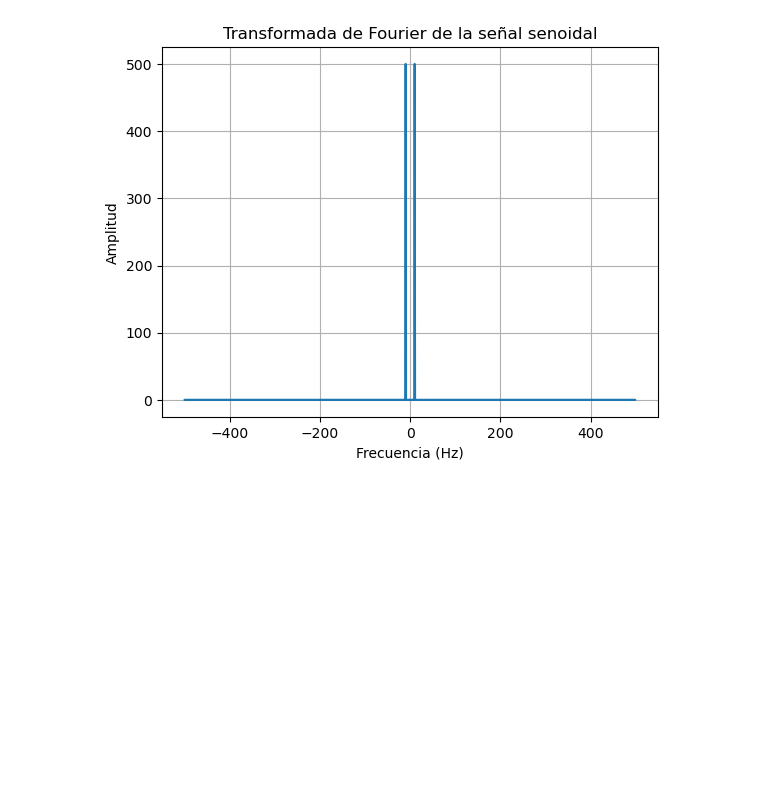
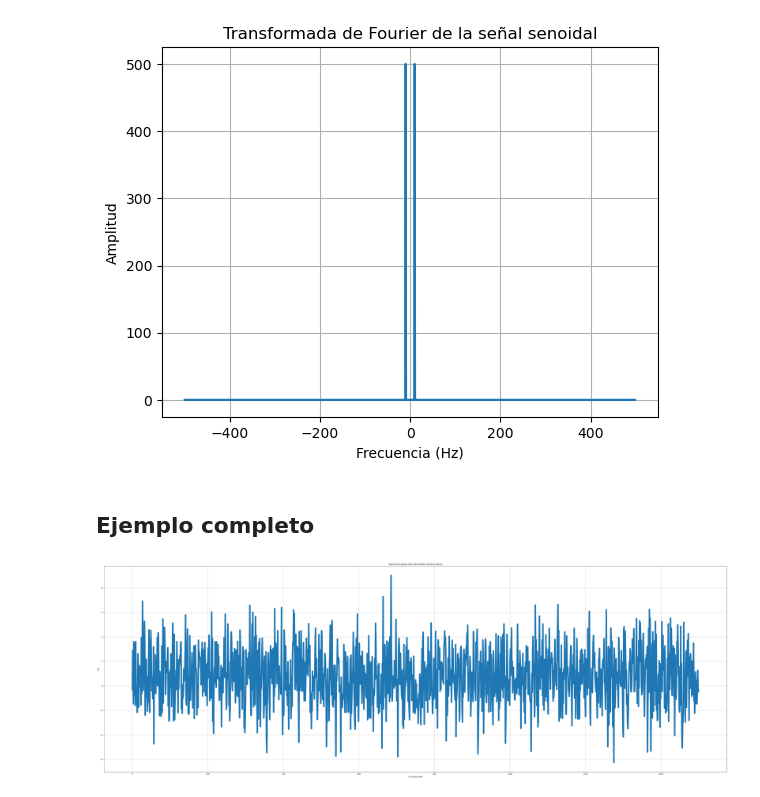
Before and after one commit to tlaltecutli/Inteligencia_Artificial_Analisis_Senales_Imagenes_Medicas, a Jupyter notebook: Procesamiento de Señales/sine_wave.ipynb, the cells around one changed output. Cells and saved outputs as stored; diff of their text form; code cells hidden in the pictures; blank space fills up the shorter version.

Commit message:
Update, script en Python para generar señal sinusoidal y obtener FFT

```diff
--- a/Procesamiento de Señales/sine_wave.ipynb
+++ b/Procesamiento de Señales/sine_wave.ipynb
@@ -78,3 +78,30 @@ plt.title('Transformada de Fourier de la señal senoidal')
 plt.grid()
 # %% [output]
 [figure]
+# %% [markdown]
+## Ejemplo completo
+# %%
+import numpy as np
+import matplotlib.pyplot as plt
+
+# Parámetros de la señal
+Fs = 1000            # Frecuencia de muestreo
+T = 1/Fs             # Período de muestreo
+L = 1500             # Longitud de la señal
+t = np.arange(0, L) * T  # Vector de tiempo
+
+# Generar la señal original
+S = 0.8 + 0.7*np.sin(2*np.pi*50*t) + np.sin(2*np.pi*120*t)
+
+# Añadir ruido gaussiano
+X = S + 2*np.random.randn(len(t))
+
+# Gráfica 1: Señal corrompida con ruido
+plt.figure(figsize = (60, 20))
+plt.plot(1000*t, X, linewidth = 8)
+plt.title("Signal Corrupted with Zero-Mean Random Noise")
+plt.xlabel("t (milliseconds)")
+plt.ylabel("X(t)")
+plt.grid(True)
+# %% [output]
+[figure, added]
```
Also changed, not shown: parts of 5 cells of this notebook.
